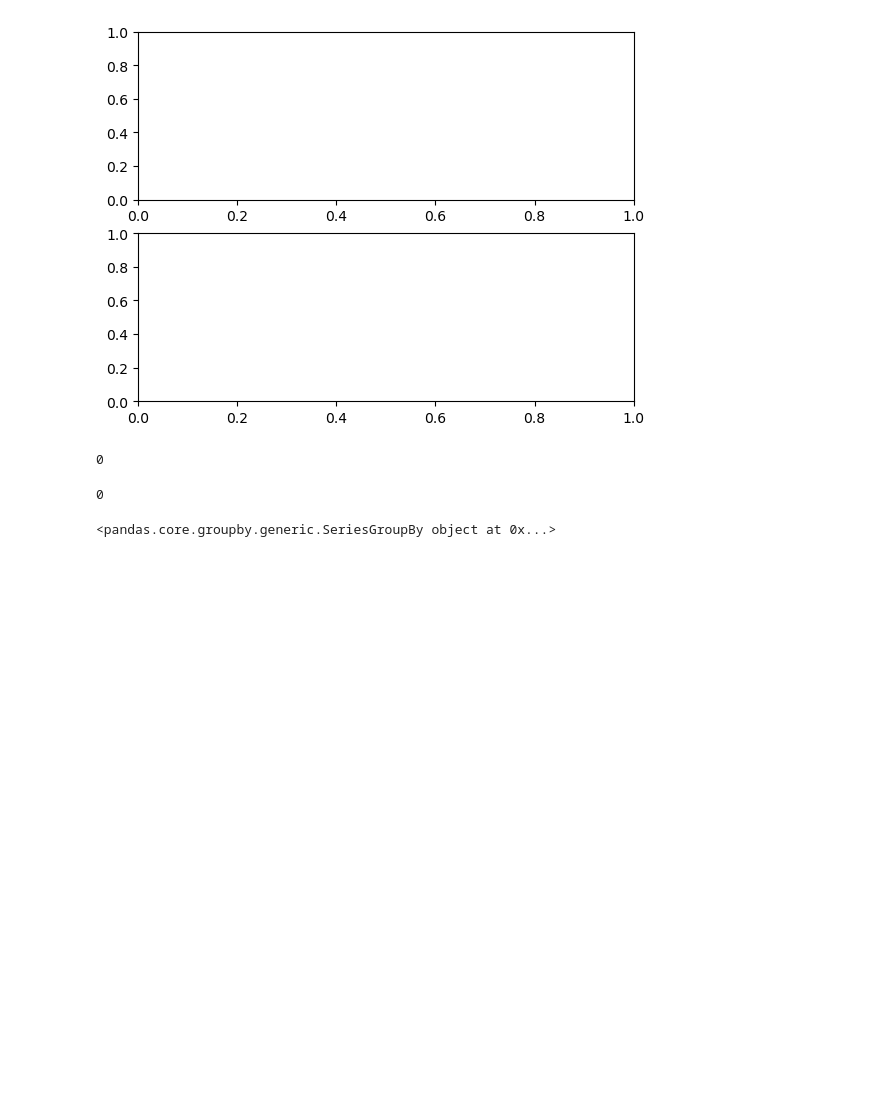
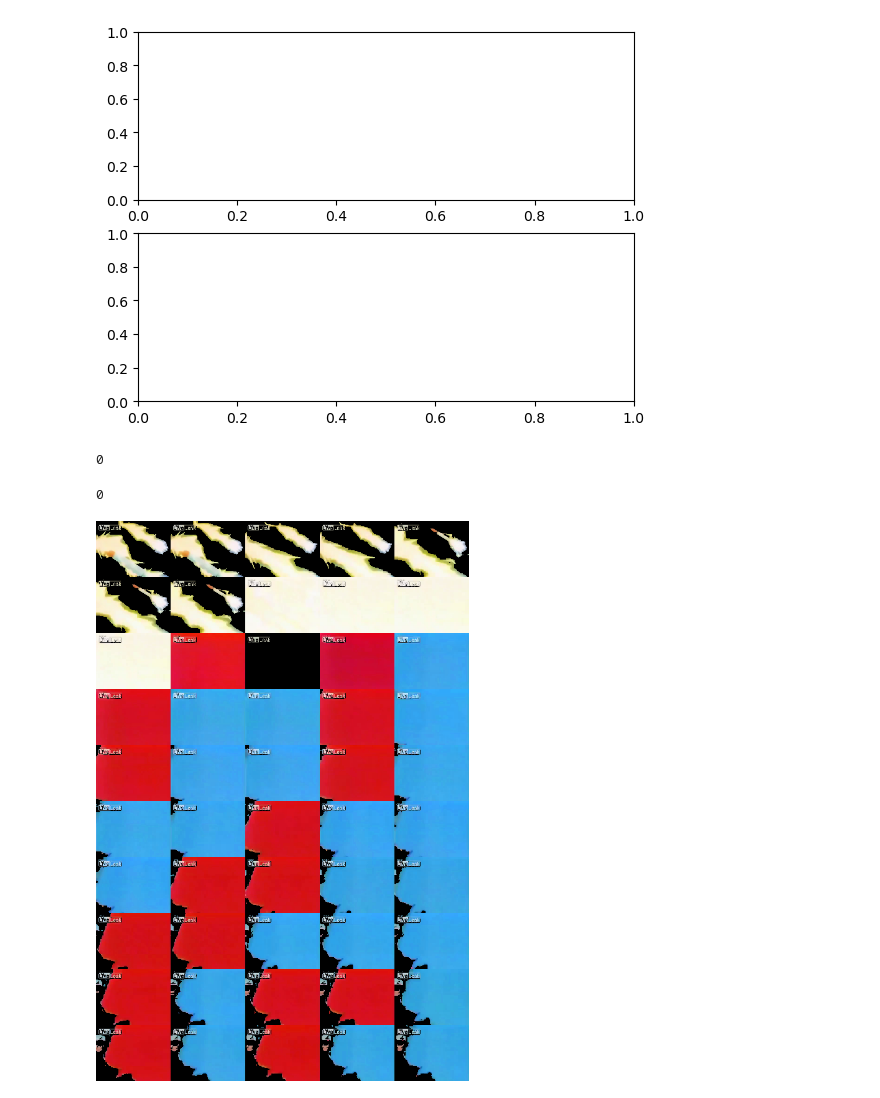
Before and after one commit to dream-team-nadia-woody/epilator, a Jupyter notebook: vid_test.ipynb, the cells around one changed output. Saved outputs shown, nothing was run; the diff lists cells and outputs as text; code cells hidden in the pictures; blank space fills up the shorter version.

```diff
--- a/vid_test.ipynb
+++ b/vid_test.ipynb
@@ -70,8 +63,11 @@ df_sum['v_lightness'] = vid_sum
 df_sum.apply(lambda row: row.lightness != row.v_lightness, axis=1).sum()
 # %% [output]
 0
-# %%
-df_pct = vid_df.groupby(level=0).lightness.mean()
-vid_pct = new_vid.
-# %% [output]
-<pandas.core.groupby.generic.SeriesGroupBy object at 0x...>
+# %%
+from video.vid import Video
+from video.conversion import Conversions
+vid = Video.from_file(
+    'videos/Banned Pokemon Seizure Scene.mp4', Conversions.HSV)
+vid.mask(2, 160, 255)[450:500].show()
+# %% [output]
+[figure, added]
```
Also changed, not shown: parts of 4 cells of this notebook, 7 other files.
